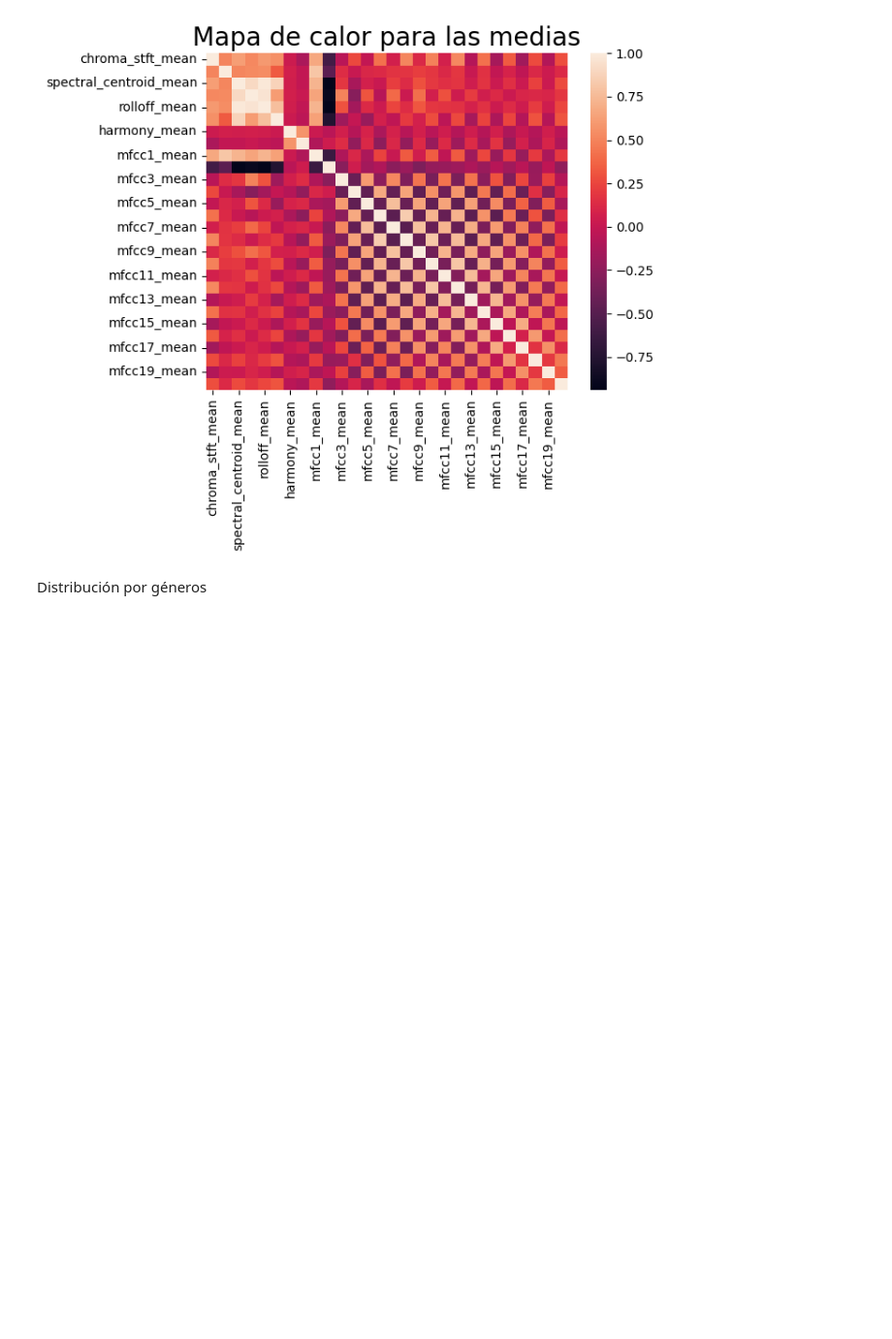
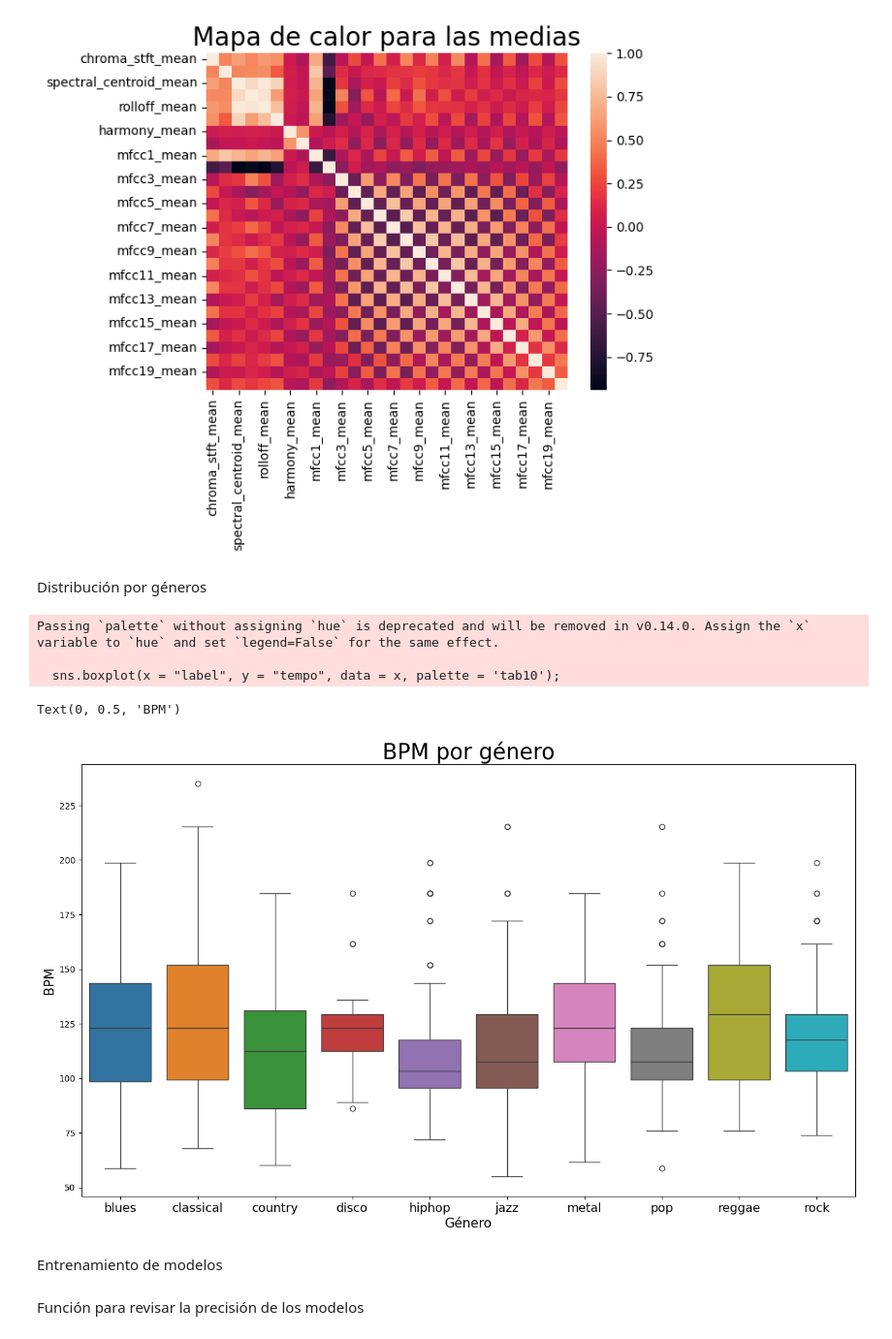
Before and after one commit to gams2004/analisis_musical, a Jupyter notebook: codigo/Musica.ipynb, the cells around one changed output. Shown: that part at 97% size. Saved outputs shown, nothing was run; the diff lists cells and outputs as text; code cells hidden in the pictures; blank space fills up the shorter version.

```diff
--- a/codigo/Musica.ipynb
+++ b/codigo/Musica.ipynb
@@ -13,3 +24,6 @@ from sklearn.decomposition import PCA
+# %%
+#Ruta del proyecto
+ruta = "C:/Users/Gabriel/OneDrive - Pontificia Universidad Javeriana/Trabajos_pontifarras/Septimo_Semestre/Analisis_de_Datos/Proyecto/analisis_musical/"
 # %% [markdown]
 **GRÁFICAS DE FORMA DE ONDA**
 # %%
@@ -163,0 +133,8 @@ data_m.head()
+# %%
+#Cargamos los datos
+path = ruta + "datos/features_30_sec.csv"
+data_m = pd.read_csv(path)
+
+# Eliminar la columna de duración
+data_m = data_m.drop('length', axis=1)
+data_m.head()
@@ -194,11 +179,19 @@ Distribución por géneros
 # %%
 x = data_m[["label", "tempo"]]
 
 f, ax = plt.subplots(figsize=(16, 9));
-sns.boxplot(x = "label", y = "tempo", data = x, palette = 'husl');
+sns.boxplot(x = "label", y = "tempo", data = x, palette = 'tab10');
 
-plt.title('BPM Boxplot for Genres', fontsize = 25)
+plt.title('BPM por género', fontsize = 25)
 plt.xticks(fontsize = 14)
 plt.yticks(fontsize = 10);
-plt.xlabel("Genre", fontsize = 15)
+plt.xlabel("Género", fontsize = 15)
 plt.ylabel("BPM", fontsize = 15)
+# %% [output]
+Passing `palette` without assigning `hue` is deprecated and will be removed in v0.14.0. Assign the `x` variable to `hue` and set `legend=False` for the same effect.
+
+  sns.boxplot(x = "label", y = "tempo", data = x, palette = 'tab10');
+Text(0, 0.5, 'BPM')
+[figure, added]
+# %% [markdown]
+Entrenamiento de modelos
@@ -204,0 +215,2 @@ plt.ylabel("BPM", fontsize = 15)
+# %% [markdown]
+Función para revisar la precisión de los modelos
```
Also changed, not shown: parts of 25 cells of this notebook.
